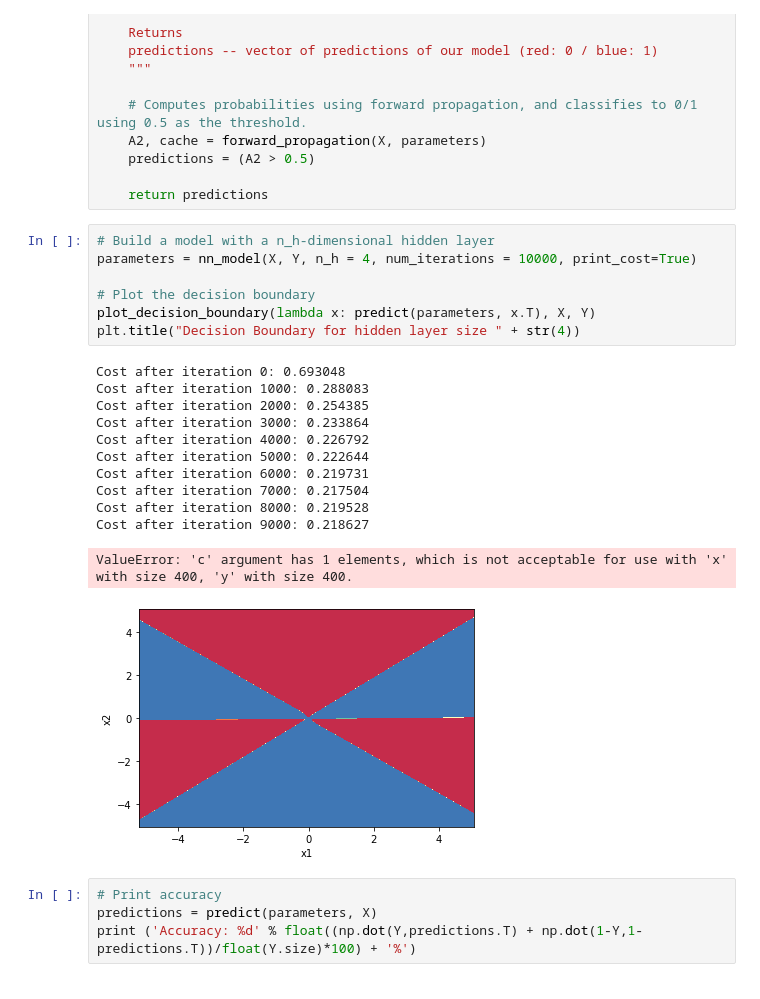
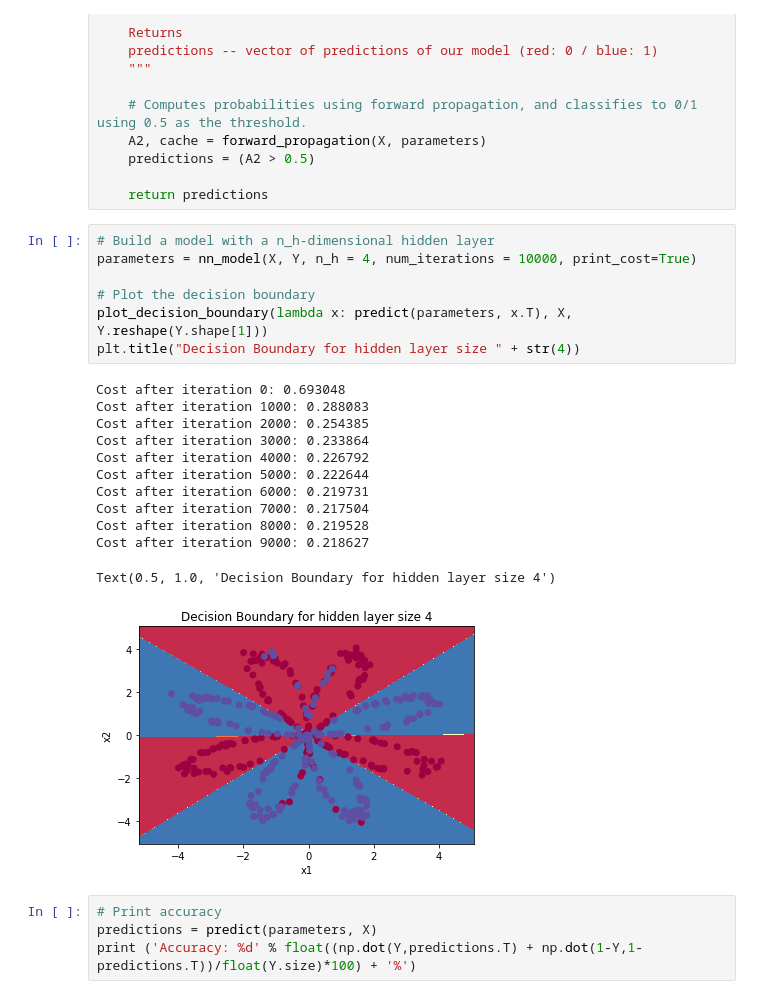
Before and after one commit to riehseun/riehseun.github.io, a Jupyter notebook: ml/neural_network.ipynb, the cells around one changed output. Cells and saved outputs as stored; diff of their text form.

```diff
--- a/ml/neural_network.ipynb
+++ b/ml/neural_network.ipynb
@@ -882,23 +885,23 @@ def predict(parameters, X):
 # %%
 # Build a model with a n_h-dimensional hidden layer
 parameters = nn_model(X, Y, n_h = 4, num_iterations = 10000, print_cost=True)
 
 # Plot the decision boundary
-plot_decision_boundary(lambda x: predict(parameters, x.T), X, Y)
+plot_decision_boundary(lambda x: predict(parameters, x.T), X, Y.reshape(Y.shape[1]))
 plt.title("Decision Boundary for hidden layer size " + str(4))
 # %% [output]
 Cost after iteration 0: 0.693048
 Cost after iteration 1000: 0.288083
 Cost after iteration 2000: 0.254385
 Cost after iteration 3000: 0.233864
 Cost after iteration 4000: 0.226792
 Cost after iteration 5000: 0.222644
 Cost after iteration 6000: 0.219731
 Cost after iteration 7000: 0.217504
 Cost after iteration 8000: 0.219528
 Cost after iteration 9000: 0.218627
-ValueError: 'c' argument has 1 elements, which is not acceptable for use with 'x' with size 400, 'y' with size 400.
+Text(0.5, 1.0, 'Decision Boundary for hidden layer size 4')
-[figure, old version]
+[figure, new version]
 # %%
 # Print accuracy
 predictions = predict(parameters, X)
```
Also changed, not shown: parts of 15 cells of this notebook, 2 other files.
